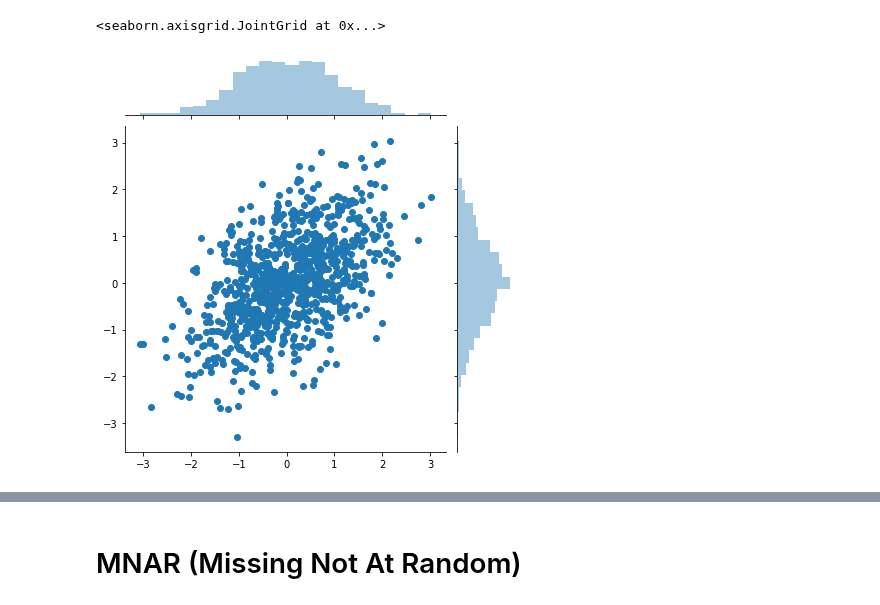
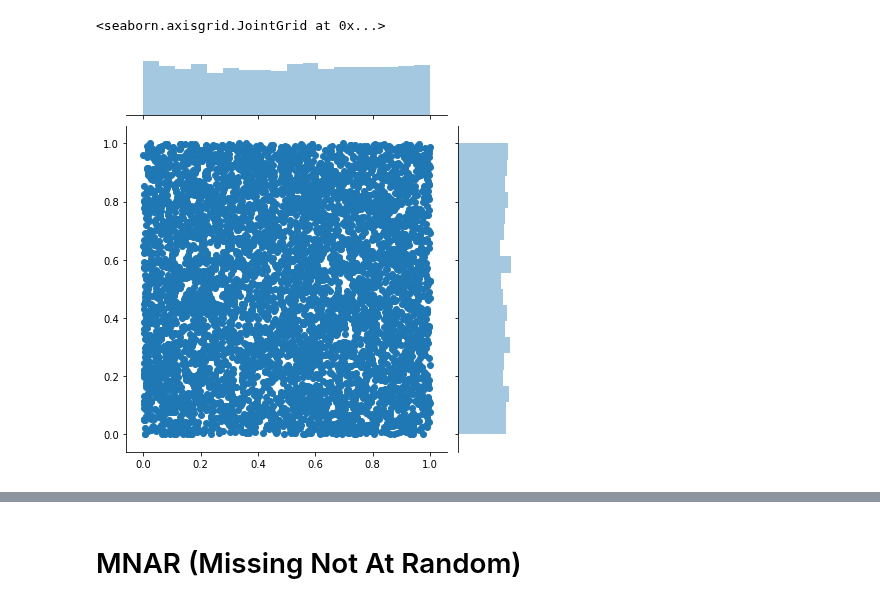
Before and after one commit to R-miss-tastic/website, a Jupyter notebook: static/how-to/WIP python/How to generate missing values.ipynb, the cells around one changed output, grey strips where cells are left out. Drawn from its saved outputs; the diff is of its cells as text; code cells hidden in the pictures.

```diff
--- a/static/how-to/WIP python/How to generate missing values.ipynb
+++ b/static/how-to/WIP python/How to generate missing values.ipynb
@@ -13,21 +12,22 @@ The mechanisms generating missing values can be various but usually they are cla
 # %%
-# generate complete data
+# first let's generate the complete data
 
 import numpy as np
 import matplotlib.pyplot as plt
 %matplotlib inline
 import seaborn as sns
 
-np.random.seed(0)  # fix the seed (to obtain reproductible results)
+np.random.seed(0)  # fix the seed
 
-n_samples = 900
+n_samples = 5900
 
 mean = (0,0)
 cov = [[1,.5],[.5,1]]
+cov = [[1,0],[0,1]]
 X_complete = np.random.multivariate_normal(mean, cov, size=n_samples)
+X_complete = np.random.uniform(0, 1, size=(n_samples,2))
 
-#plt.scatter(X_complete[:,0], X_complete[:,1])
 sns.jointplot(X_complete[:,0], X_complete[:,1], label = 'Complete data')
 # %% [output]
 <seaborn.axisgrid.JointGrid at 0x...>
-[figure, old version]
+[figure, new version]
```
Also changed, not shown: parts of 34 cells of this notebook.
